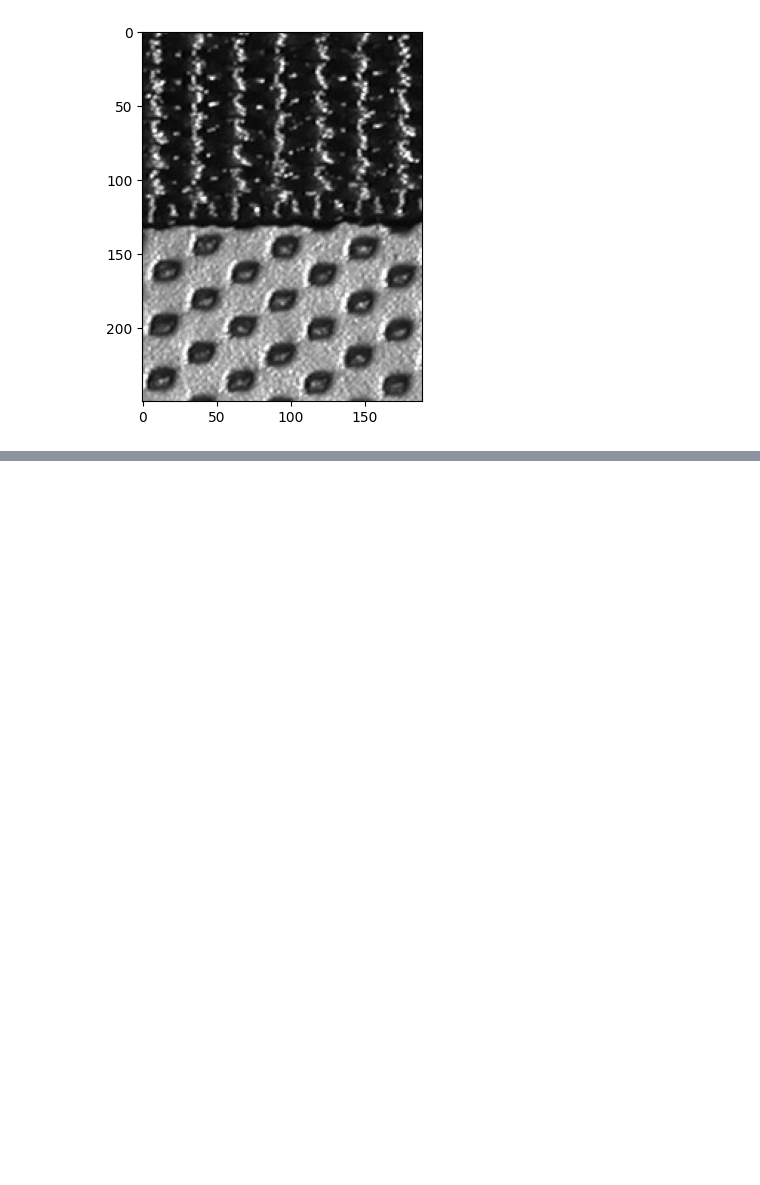
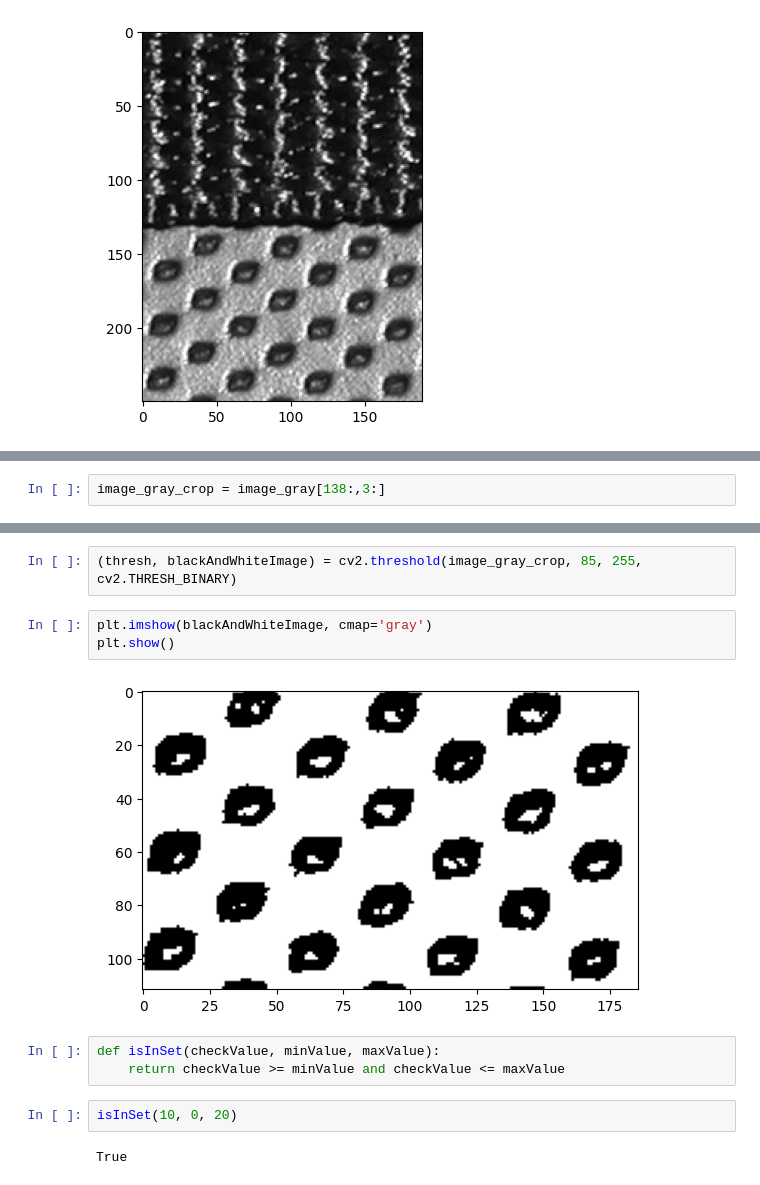
Before and after one commit to ChanonTee/Adjacency-Pixel, a Jupyter notebook: lab_2_adjacency.ipynb, the cells around one changed output, grey strips where cells are left out. Saved outputs shown, nothing was run; the diff lists cells and outputs as text; blank space fills up the shorter version.

```diff
--- a/lab_2_adjacency.ipynb
+++ b/lab_2_adjacency.ipynb
@@ -34,0 +59,2 @@ plt.show()
+# %%
+image_gray_crop = image_gray[138:,3:]
@@ -34,0 +71,14 @@ plt.show()
+# %%
+(thresh, blackAndWhiteImage) = cv2.threshold(image_gray_crop, 85, 255, cv2.THRESH_BINARY)
+# %%
+plt.imshow(blackAndWhiteImage, cmap='gray')
+plt.show()
+# %% [output]
+[figure, added]
+# %%
+def isInSet(checkValue, minValue, maxValue):
+    return checkValue >= minValue and checkValue <= maxValue
+# %%
+isInSet(10, 0, 20)
+# %% [output]
+True
```
Also changed, not shown: parts of 13 cells of this notebook, 1 other file.
